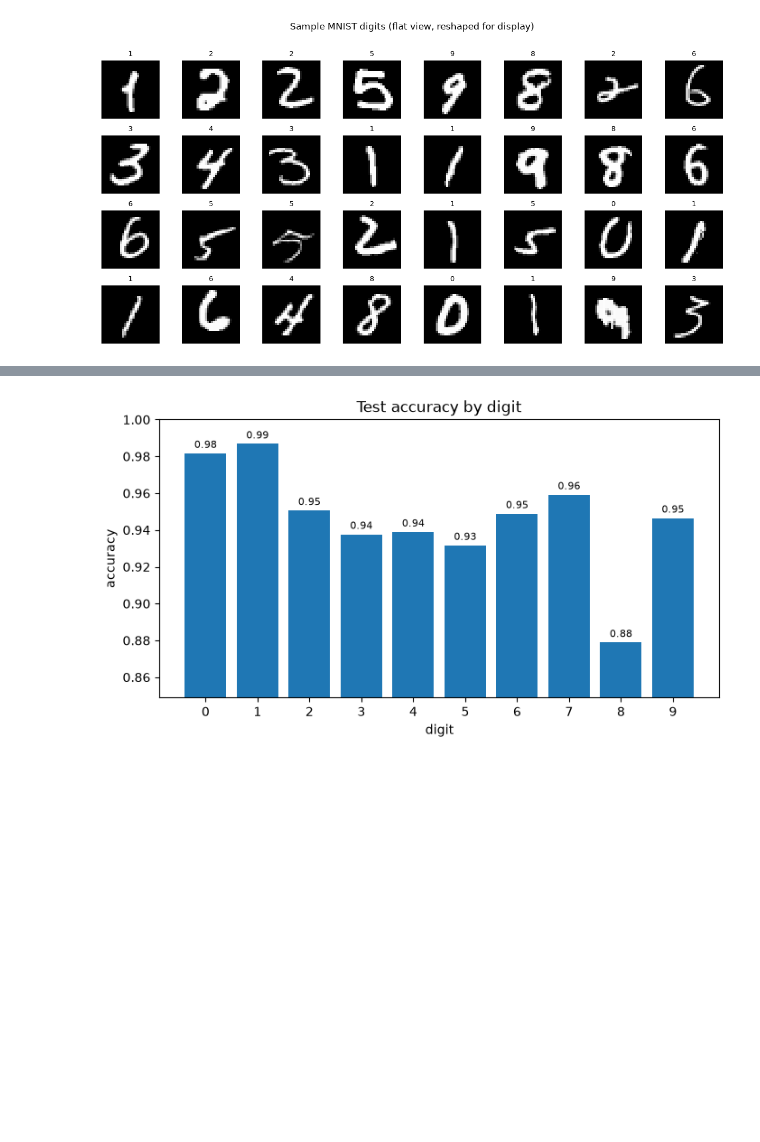
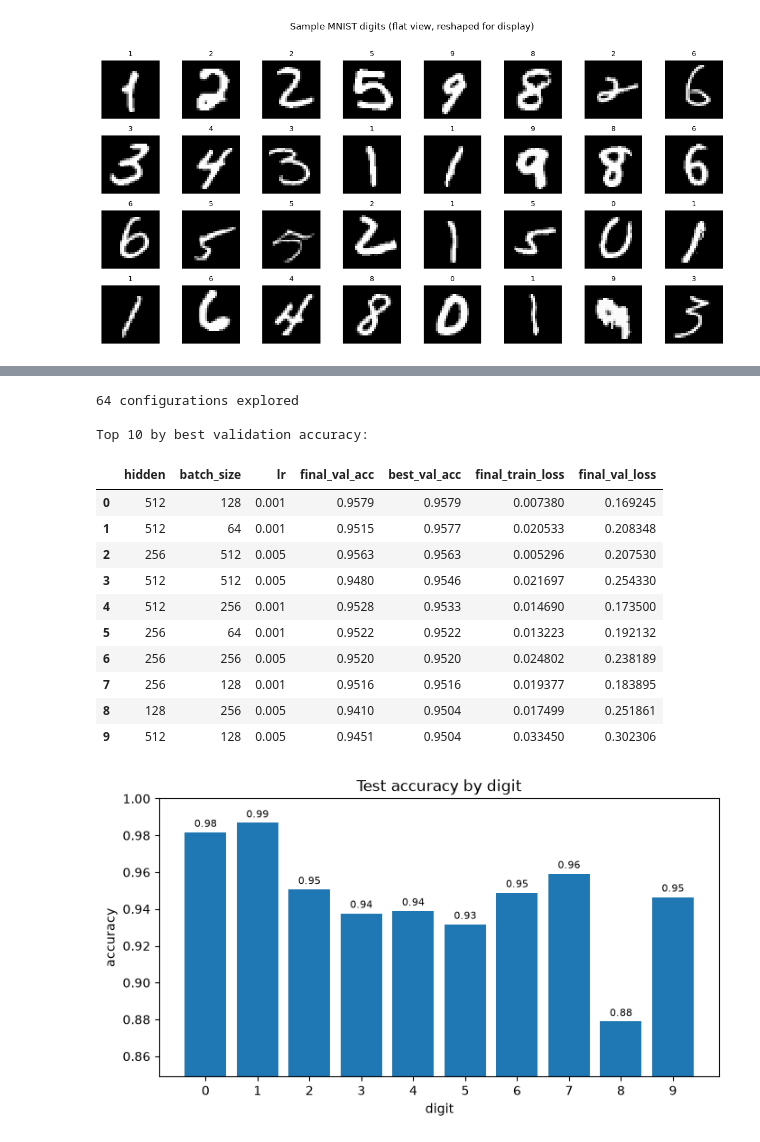
Before and after one commit to lassehjorthmadsen/alpha-zero-learning, a Jupyter notebook: notebooks/A1_pytorch_refresher.ipynb, the cells around one changed output, grey strips where cells are left out. Saved outputs shown, nothing was run; the diff lists cells and outputs as text; code cells hidden in the pictures; blank space fills up the shorter version.

```diff
--- a/notebooks/A1_pytorch_refresher.ipynb
+++ b/notebooks/A1_pytorch_refresher.ipynb
@@ -154,3 +154,36 @@ computed and cached
+# %%
+# Inspect grid_results: rank all (hidden, batch_size, lr) combos by final val accuracy
+rows = []
+for (hidden, bs, lr), h in grid_results.items():
+    rows.append({
+        "hidden": hidden,
+        "batch_size": bs,
+        "lr": lr,
+        "final_val_acc": h["val_acc"][-1],
+        "best_val_acc": max(h["val_acc"]),
+        "final_train_loss": h["train_loss"][-1],
+        "final_val_loss": h["val_loss"][-1],
+    })
+
+df_grid = pd.DataFrame(rows).sort_values("best_val_acc", ascending=False).reset_index(drop=True)
+print(f"{len(grid_results)} configurations explored\n")
+print("Top 10 by best validation accuracy:")
+df_grid.head(10)
+# %% [output]
+64 configurations explored
+
+Top 10 by best validation accuracy:
+|  | hidden | batch_size | lr | final_val_acc | best_val_acc | final_train_loss | final_val_loss |
+| 0 | 512 | 128 | 0.001 | 0.9579 | 0.9579 | 0.007380 | 0.169245 |
+| 1 | 512 | 64 | 0.001 | 0.9515 | 0.9577 | 0.020533 | 0.208348 |
+| 2 | 256 | 512 | 0.005 | 0.9563 | 0.9563 | 0.005296 | 0.207530 |
+| 3 | 512 | 512 | 0.005 | 0.9480 | 0.9546 | 0.021697 | 0.254330 |
+| 4 | 512 | 256 | 0.001 | 0.9528 | 0.9533 | 0.014690 | 0.173500 |
+| 5 | 256 | 64 | 0.001 | 0.9522 | 0.9522 | 0.013223 | 0.192132 |
+| 6 | 256 | 256 | 0.005 | 0.9520 | 0.9520 | 0.024802 | 0.238189 |
+| 7 | 256 | 128 | 0.001 | 0.9516 | 0.9516 | 0.019377 | 0.183895 |
+| 8 | 128 | 256 | 0.005 | 0.9410 | 0.9504 | 0.017499 | 0.251861 |
+| 9 | 512 | 128 | 0.005 | 0.9451 | 0.9504 | 0.033450 | 0.302306 |
 # %%
 # Accuracy broken down by digit class
 model.eval()
```
Also changed, not shown: parts of 6 cells of this notebook.
